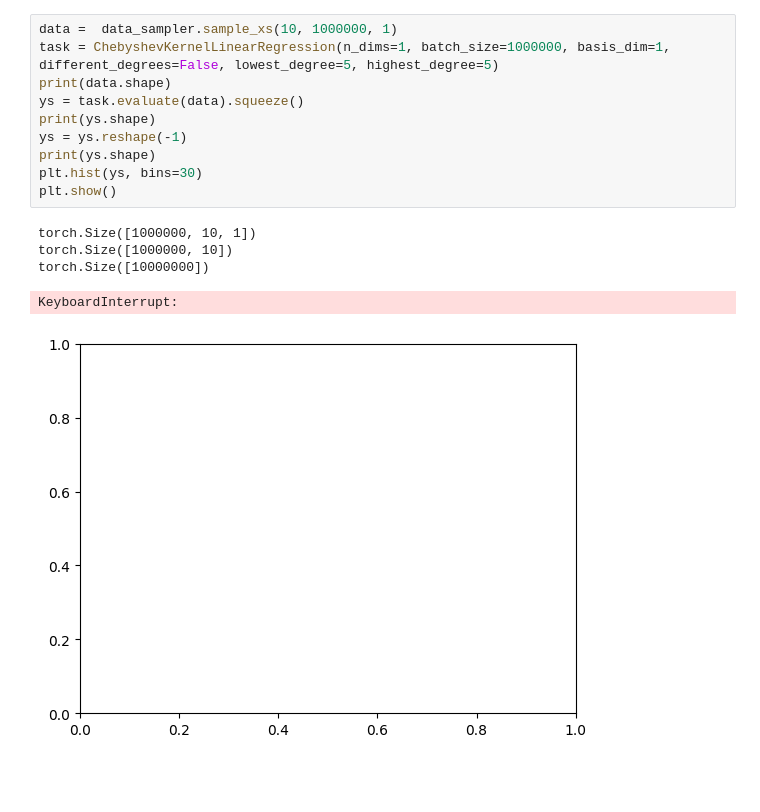
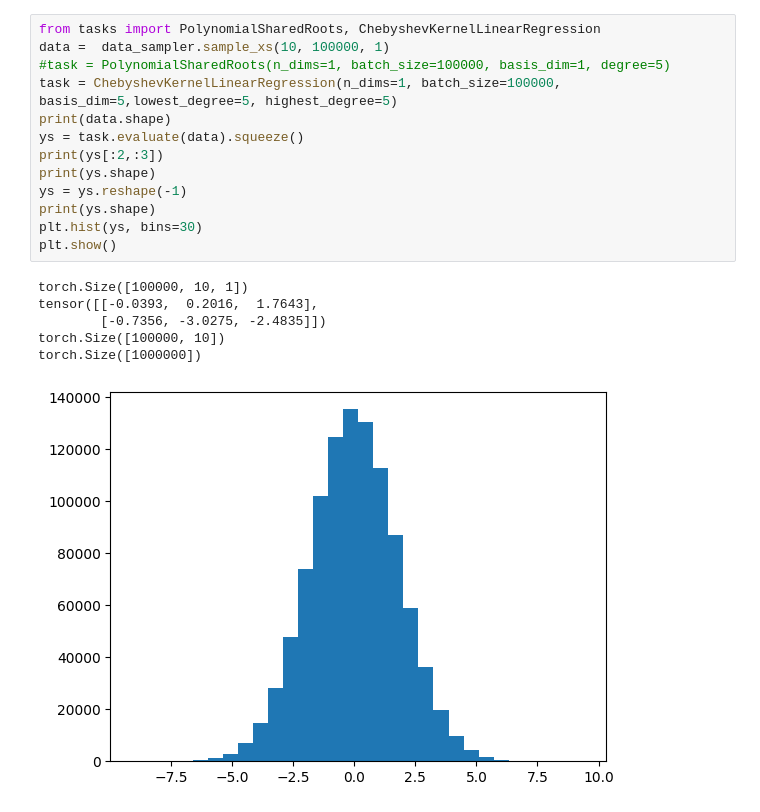
Before and after one commit to wilcoxsonm21/CS182Project, a Jupyter notebook: src/explore_polynomial_generation.ipynb, the cells around one changed output. Cells and saved outputs as stored; diff of their text form; blank space fills up the shorter version.

```diff
--- a/src/explore_polynomial_generation.ipynb
+++ b/src/explore_polynomial_generation.ipynb
@@ -17,17 +20,21 @@ plt.show()
 # %%
-data =  data_sampler.sample_xs(10, 1000000, 1)
-task = ChebyshevKernelLinearRegression(n_dims=1, batch_size=1000000, basis_dim=1, different_degrees=False, lowest_degree=5, highest_degree=5)
+from tasks import PolynomialSharedRoots, ChebyshevKernelLinearRegression
+data =  data_sampler.sample_xs(10, 100000, 1)
+#task = PolynomialSharedRoots(n_dims=1, batch_size=100000, basis_dim=1, degree=5)
+task = ChebyshevKernelLinearRegression(n_dims=1, batch_size=100000, basis_dim=5,lowest_degree=5, highest_degree=5)
 print(data.shape)
 ys = task.evaluate(data).squeeze()
+print(ys[:2,:3])
 print(ys.shape)
 ys = ys.reshape(-1)
 print(ys.shape)
 plt.hist(ys, bins=30)
 plt.show()
 # %% [output]
-torch.Size([1000000, 10, 1])
-torch.Size([1000000, 10])
-torch.Size([10000000])
+torch.Size([100000, 10, 1])
+tensor([[-0.0393,  0.2016,  1.7643],
+        [-0.7356, -3.0275, -2.4835]])
+torch.Size([100000, 10])
+torch.Size([1000000])
-KeyboardInterrupt:
-[figure, old version]
+[figure, new version]
 # %%
```
Also changed, not shown: parts of 3 cells of this notebook, 7 other files.
